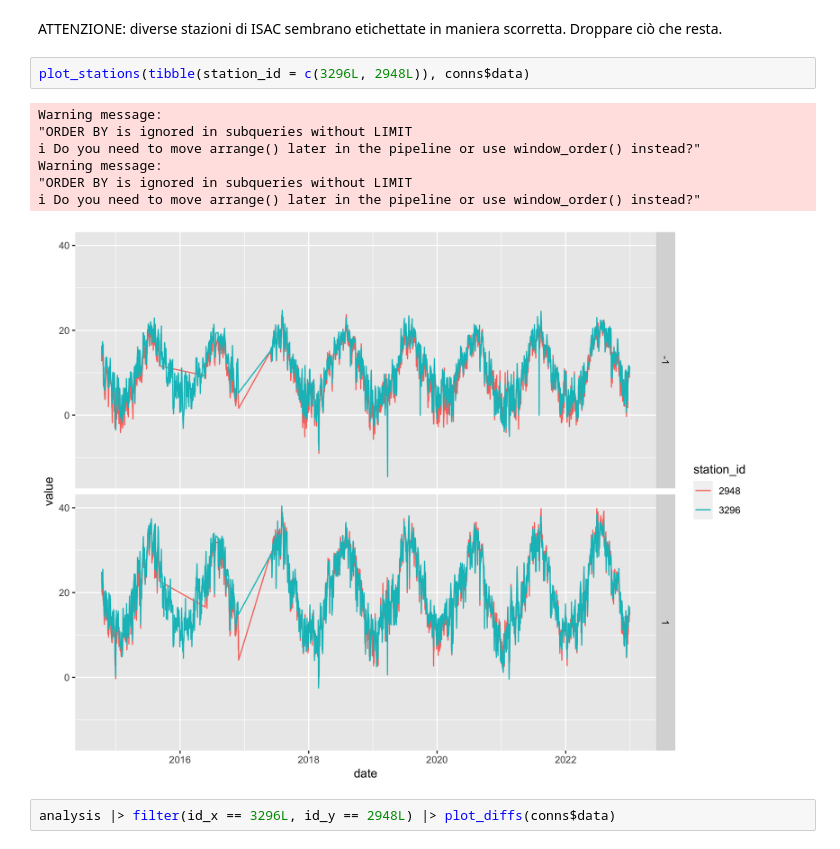
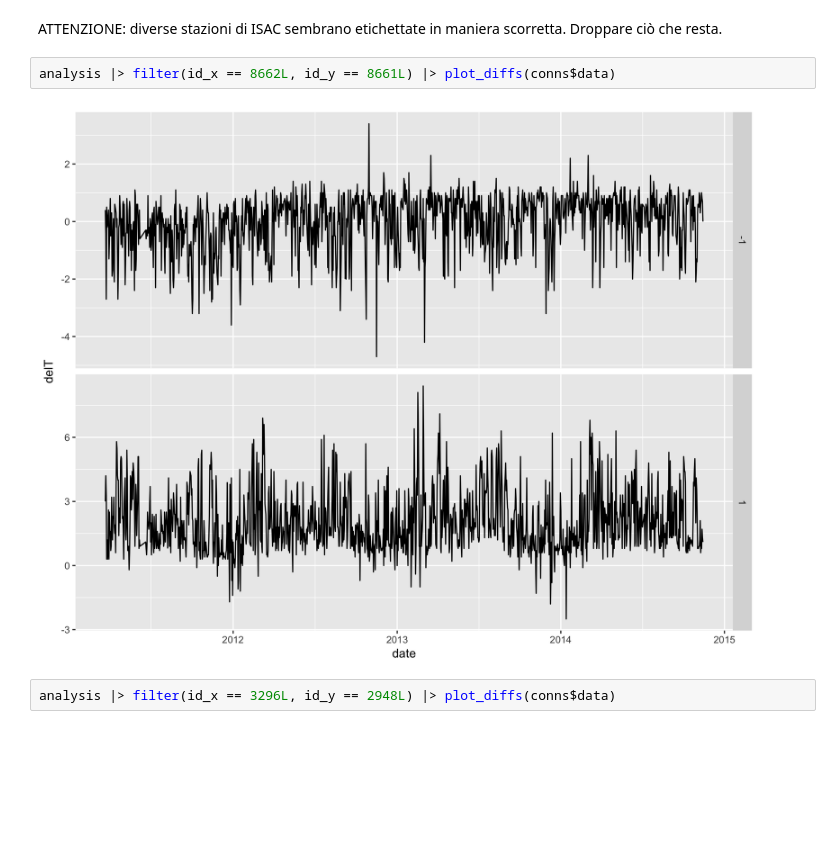
Before and after one commit to dnstudent/TesiMag, a Jupyter notebook: notebooks/integrazioni_regionali/toscana/data_analysis.ipynb, the cells around one changed output. Drawn from its saved outputs; the diff is of its cells as text; blank space fills up the shorter version.

Commit message:
fixup! Working on station matching

```diff
--- a/notebooks/integrazioni_regionali/toscana/data_analysis.ipynb
+++ b/notebooks/integrazioni_regionali/toscana/data_analysis.ipynb
@@ -86,16 +86,10 @@ SCIA e SIRToscana registrano le stesse variabili, mentre quelle di ISAC sono sis
 write_xslx_analysis(analysis, file.path("notebooks", "integrazioni_regionali", "toscana", "analysis.xlsx"))
 # %% [markdown]
 ATTENZIONE: diverse stazioni di ISAC sembrano etichettate in maniera scorretta. Droppare ciò che resta.
-# %%
-plot_stations(tibble(station_id = c(3296L, 2948L)), conns$data)
-# %% [output]
-Warning message:
-"ORDER BY is ignored in subqueries without LIMIT
-i Do you need to move arrange() later in the pipeline or use window_order() instead?"
-Warning message:
-"ORDER BY is ignored in subqueries without LIMIT
-i Do you need to move arrange() later in the pipeline or use window_order() instead?"
-[figure, removed]
+# %%
+analysis |> filter(id_x == 8662L, id_y == 8661L) |> plot_diffs(conns$data)
+# %% [output]
+[figure, added]
 # %%
 analysis |> filter(id_x == 3296L, id_y == 2948L) |> plot_diffs(conns$data)
 # %% [output]
```
Also changed, not shown: parts of 3 cells of this notebook, 2 other files.
